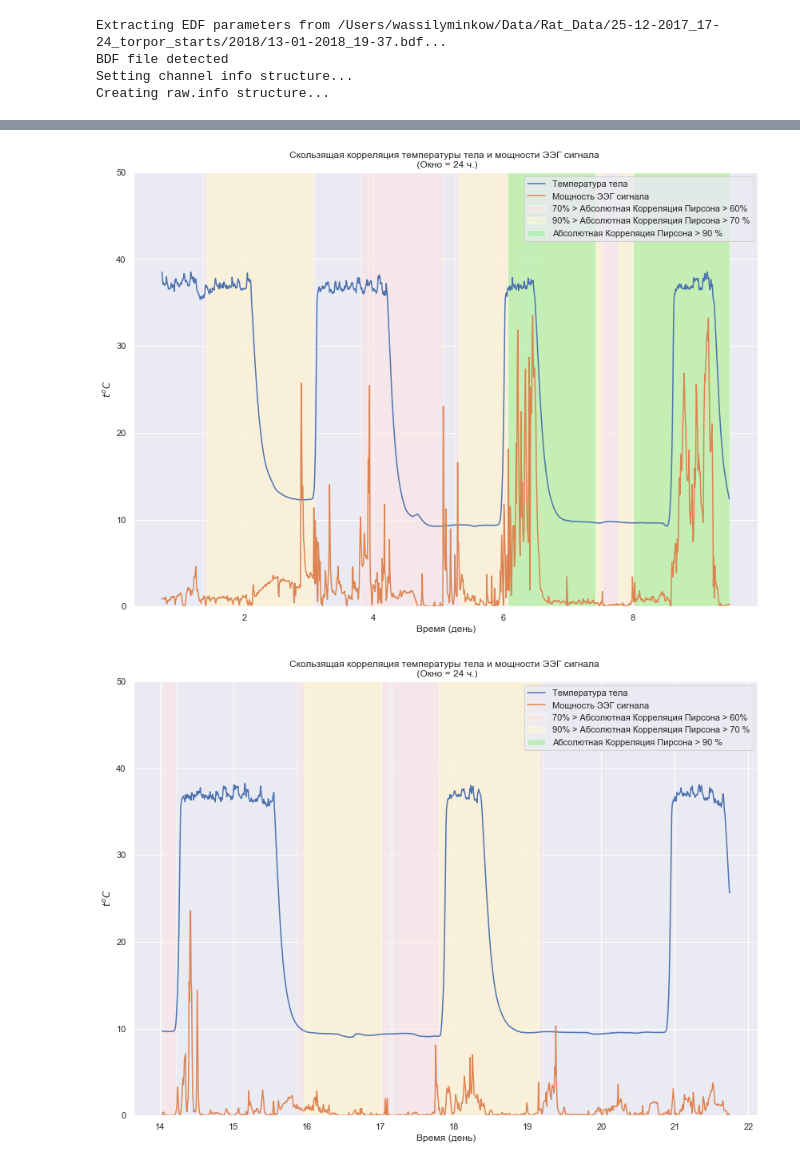
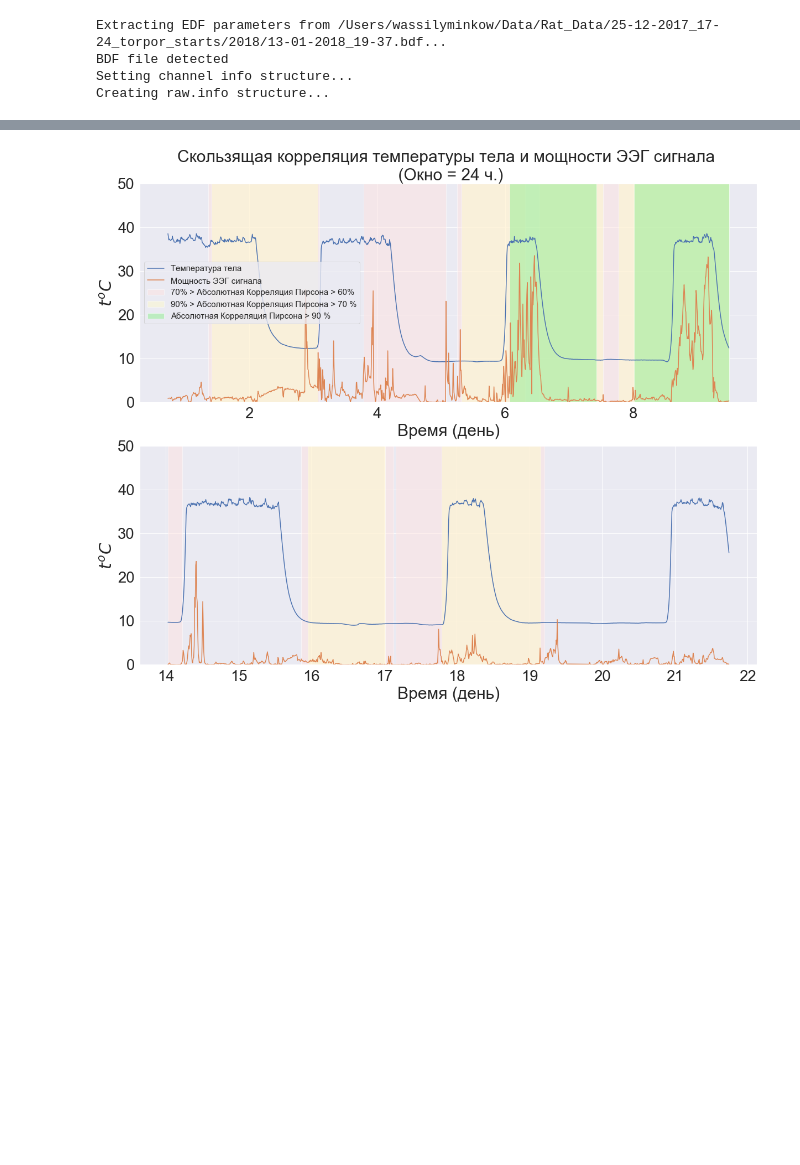
Before and after one commit to BasilMinkov/Jupyter-Notebooks, a Jupyter notebook: HamsterEEG.ipynb, the cells around one changed output, grey strips where cells are left out. Cells and saved outputs as stored; diff of their text form; code cells hidden in the pictures; blank space fills up the shorter version.

```diff
--- a/HamsterEEG.ipynb
+++ b/HamsterEEG.ipynb
@@ -16,7 +17,8 @@ from scipy.stats import wilcoxon
 # %% [output]
 Populating the interactive namespace from numpy and matplotlib
 # %%
-pylab.rcParams['figure.figsize'] = (14, 10)
+pylab.rcParams['figure.figsize'] = (20, 16)
+sns.set(font_scale=2.5)
 # %%
 path = "/Users/wassilyminkow/Data/Rat_Data/25-12-2017_17-24_torpor_starts/"
 files = [
@@ -275,17 +332,0 @@ See the caveats in the documentation: http://pandas.pydata.org/pandas-docs/stabl
-# %%
-x = np.log(pd.concat([temp.dropna().iloc[:skip_start, -3], temp.dropna().iloc[skip_end:, -3]], axis=0))
-y = np.log(pd.concat([temp.dropna().iloc[:skip_start, -2], temp.dropna().iloc[skip_end:, -2]], axis=0))
-
-ans = pearsonr(x, y)
-
-dummy = round(ans[0], 2)
-if ans[1] < 0.01:
-    ans = [dummy, "< 0.01"]
-else:
-    ans = [dummy, "= {}".format(round(ans[1], 2))]
-
-sns.regplot(x=x, y=y, marker=".", scatter_kws={"s": 20})
-plt.title("Корреляция температуры тела и мощности ЭЭГ сигнала \n (Корреляция Пирсона = {}; P-value {})".format(ans[0], ans[1]), fontsize=20)
-plt.ylabel(r"$P(t_0, T)$")
-plt.xlabel(r"$t^o C$")
-plt.show()
@@ -307,7 +346,7 @@ for i in np.arange(x.shape[0]-gap):
     p[i] = ans[1]
 
 # ajusting p-value with bonferroni method
-p_adjusted = multipletests(p, method='bonferroni')
+p_adjusted = multipletests(p, method='bonferroni')[1]
 
 c1 = np.zeros(x.shape[0]-gap)
 c2 = np.zeros(x.shape[0]-gap)
@@ -317,9 +356,9 @@ c_green = np.zeros(x.shape[0]-gap)
 c_yellow = np.zeros(x.shape[0]-gap)
 c_red = np.zeros(x.shape[0]-gap)
 
-c1[(p < 0.05) & (np.abs(c) >= 0.9)] = 1
-c2[(p < 0.05) & (np.abs(c) >= 0.7) & (np.abs(c) < 0.9)] = 1
-c3[(p < 0.05) & (np.abs(c) >= 0.6) & (np.abs(c) < 0.7)] = 1
+c1[(p_adjusted < 0.05) & (np.abs(c) >= 0.9)] = 1
+c2[(p_adjusted < 0.05) & (np.abs(c) >= 0.7) & (np.abs(c) < 0.9)] = 1
+c3[(p_adjusted < 0.05) & (np.abs(c) >= 0.6) & (np.abs(c) < 0.7)] = 1
 c1[c1 < 1] = 0
 c2[c2 < 1] = 0
 c3[c3 < 1] = 0
@@ -349,29 +388,28 @@ z[2][1][z[0][1] == 1] = nan
 # %%
 hight = 50
 
+plt.subplot(2, 1, 1)
 plt.title("Скользящая корреляция температуры тела и мощности ЭЭГ сигнала \n (Окно = 24 ч.)")
 plt.fill_between(z[2][1][:skip_start], np.ones(z[0][1][:skip_start].shape[0])*hight, alpha=0.5, facecolor="mistyrose", label = "70% > Абсолютная Корреляция Пирсона > 60%")
 plt.fill_between(z[1][1][:skip_start], np.ones(z[0][1][:skip_start].shape[0])*hight, alpha=0.5, facecolor="lemonchiffon", label = "90% > Абсолютная Корреляция Пирсона > 70 %")
 plt.fill_between(z[0][1][:skip_start], np.ones(z[0][1][:skip_start].shape[0])*hight, alpha=0.5, facecolor="lightgreen", label = "Абсолютная Корреляция Пирсона > 90 %")
 plt.plot(time_array[:skip_start], temp.dropna().iloc[:skip_start, -3], label="Температура тела")
 plt.plot(time_array[:skip_start], temp.dropna().iloc[:skip_start, -2], label="Мощность ЭЭГ сигнала")
 plt.ylim([0,hight])
 plt.ylabel(r"$t^o C$")
 plt.xlabel("Время (день)")
-plt.legend()
-plt.show()
+plt.legend(prop={'size': 15})
+# plt.show()
 
-plt.title("Скользящая корреляция температуры тела и мощности ЭЭГ сигнала \n (Окно = 24 ч.)")
+plt.subplot(2, 1, 2)
 plt.fill_between(z[2][1][skip_end:], np.ones(z[0][1][skip_end:].shape[0])*hight, alpha=0.5, facecolor="mistyrose", label = "70% > Абсолютная Корреляция Пирсона > 60%")
 plt.fill_between(z[1][1][skip_end:], np.ones(z[0][1][skip_end:].shape[0])*hight, alpha=0.5, facecolor="lemonchiffon", label = "90% > Абсолютная Корреляция Пирсона > 70 %")
 plt.fill_between(z[0][1][skip_end:], np.ones(z[0][1][skip_end:].shape[0])*hight, alpha=0.5, facecolor="lightgreen", label = "Абсолютная Корреляция Пирсона > 90 %")
 plt.plot(time_array[skip_end:], temp.dropna().iloc[skip_end:, -3], label="Температура тела")
 plt.plot(time_array[skip_end:], temp.dropna().iloc[skip_end:, -2], label="Мощность ЭЭГ сигнала")
-plt.ylim([0,hight])
+plt.ylim([0, hight])
 plt.ylabel(r"$t^o C$")
 plt.xlabel("Время (день)")
-plt.legend()
 plt.show()
 # %% [output]
-[figure, old version]
+[figure, new version]
-[figure, removed]
```
Also changed, not shown: parts of 19 cells of this notebook.
